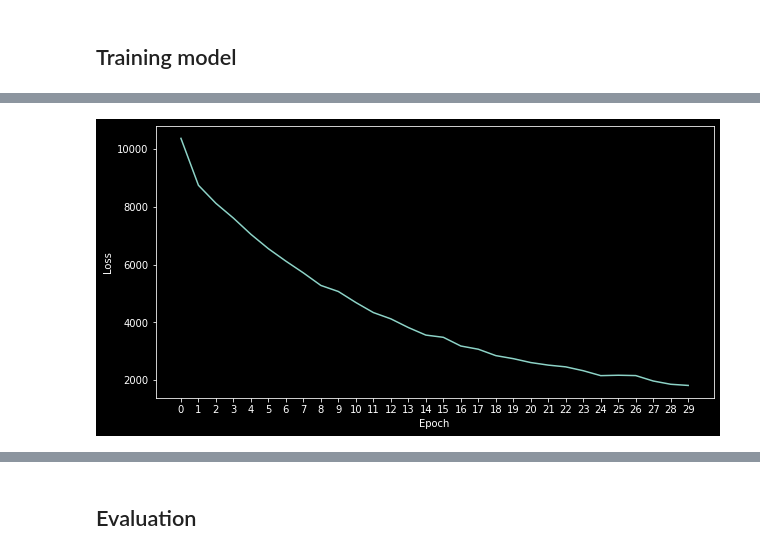
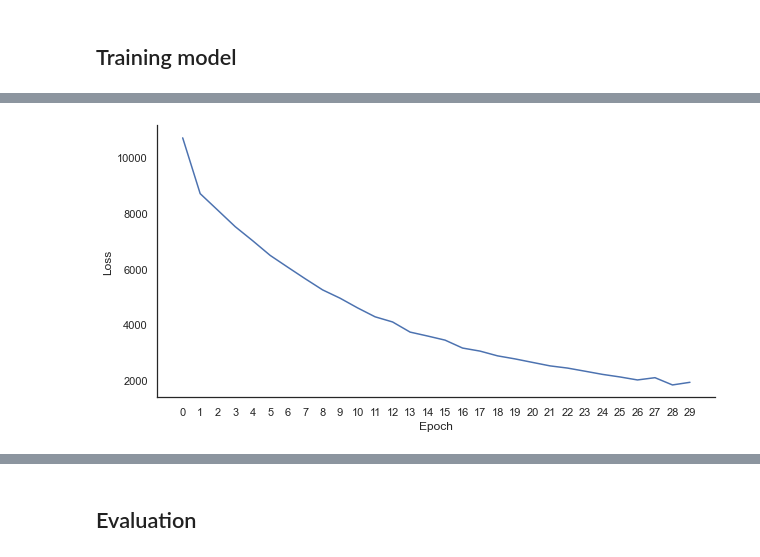
Before and after one commit to DougTrajano/olid-br, a Jupyter notebook: notebooks/baselines/toxic_spans_detection.ipynb, the cells around one changed output, grey strips where cells are left out. Cells and saved outputs as stored; diff of their text form; code cells hidden in the pictures.

Commit message:
Update toxic spans baseline model

```diff
--- a/notebooks/baselines/toxic_spans_detection.ipynb
+++ b/notebooks/baselines/toxic_spans_detection.ipynb
@@ -41,19 +41,26 @@ from spacy.tokens import Doc
 from spacy.training.example import Example
 from sklearn.base import BaseEstimator
 import tensorflow as tf
+
+import seaborn as sns
 import matplotlib.pyplot as plt
 
+sns.set_theme(
+    style="white",
+    rc={
+        "axes.spines.right": False,
+        "axes.spines.top": False
+    }
+)
+
 SPECIAL_CHARACTERS = string.whitespace
 # %%
 from src.kaggle import download_dataset
 
 params = {
     "seed": 1993,
-    "model_type": "bert",
-    "model_name": "neuralmind/bert-base-portuguese-cased",
     "num_train_epochs": 30,
-    "dropout_rate": 0.1,
-    "use_cuda": True if tf.config.list_physical_devices("GPU") else False
+    "dropout_rate": 0.1
 }
 
 # Set seeds for reproducibility
@@ -396,7 +442,8 @@ model = ToxicSpansDetection()
 
 model.fit(
     X_train, y_train,
-    epochs=params["num_train_epochs"],
+    X_val=X_test, y_val=y_test,
+    eval_every=1, epochs=params["num_train_epochs"],
     dropout_rate=params["dropout_rate"])
 
 model.plot_losses()
@@ -405 +452 @@ Epoch 30 Loss: 1813.0495850188654
-[figure, old version]
+[figure, new version]
```
Also changed, not shown: parts of 6 cells of this notebook.
